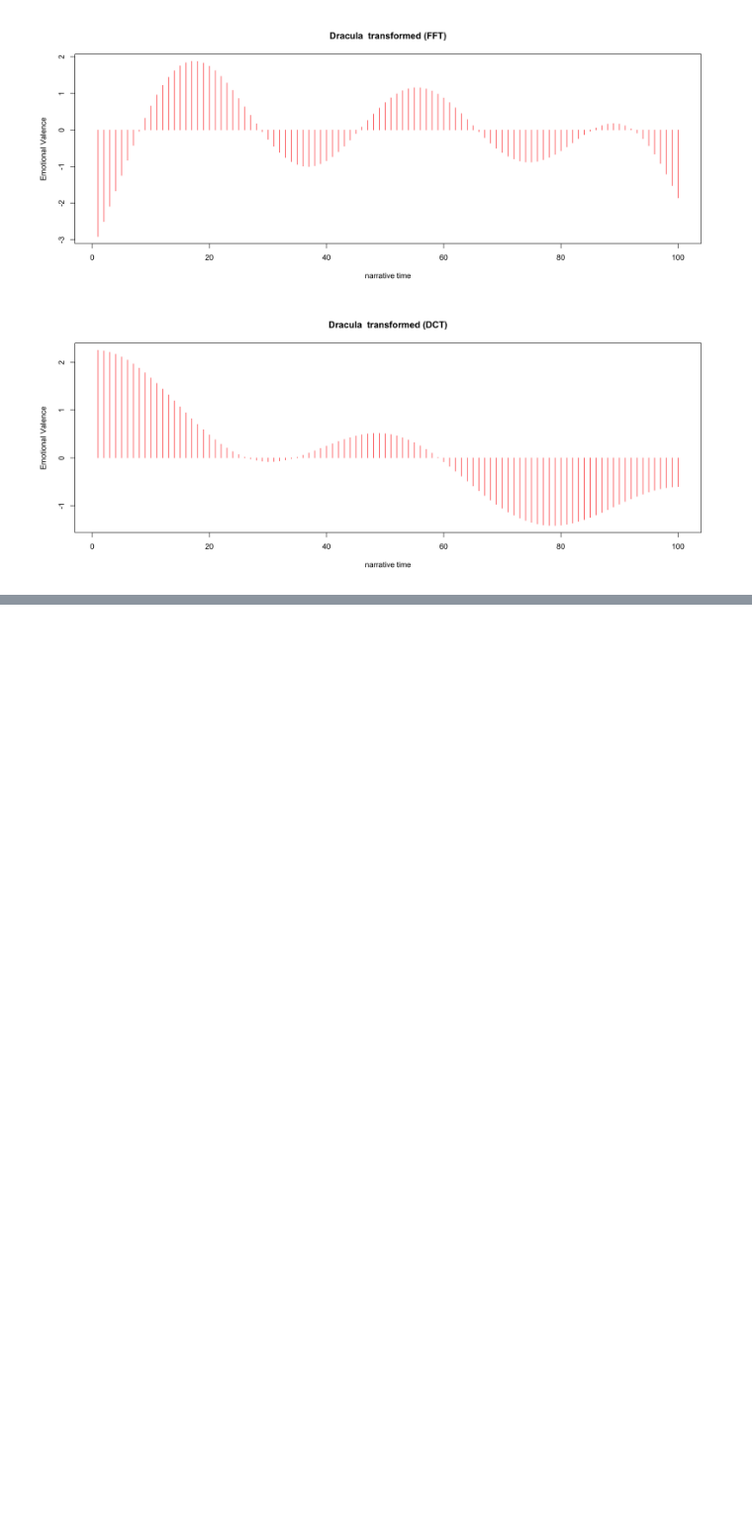
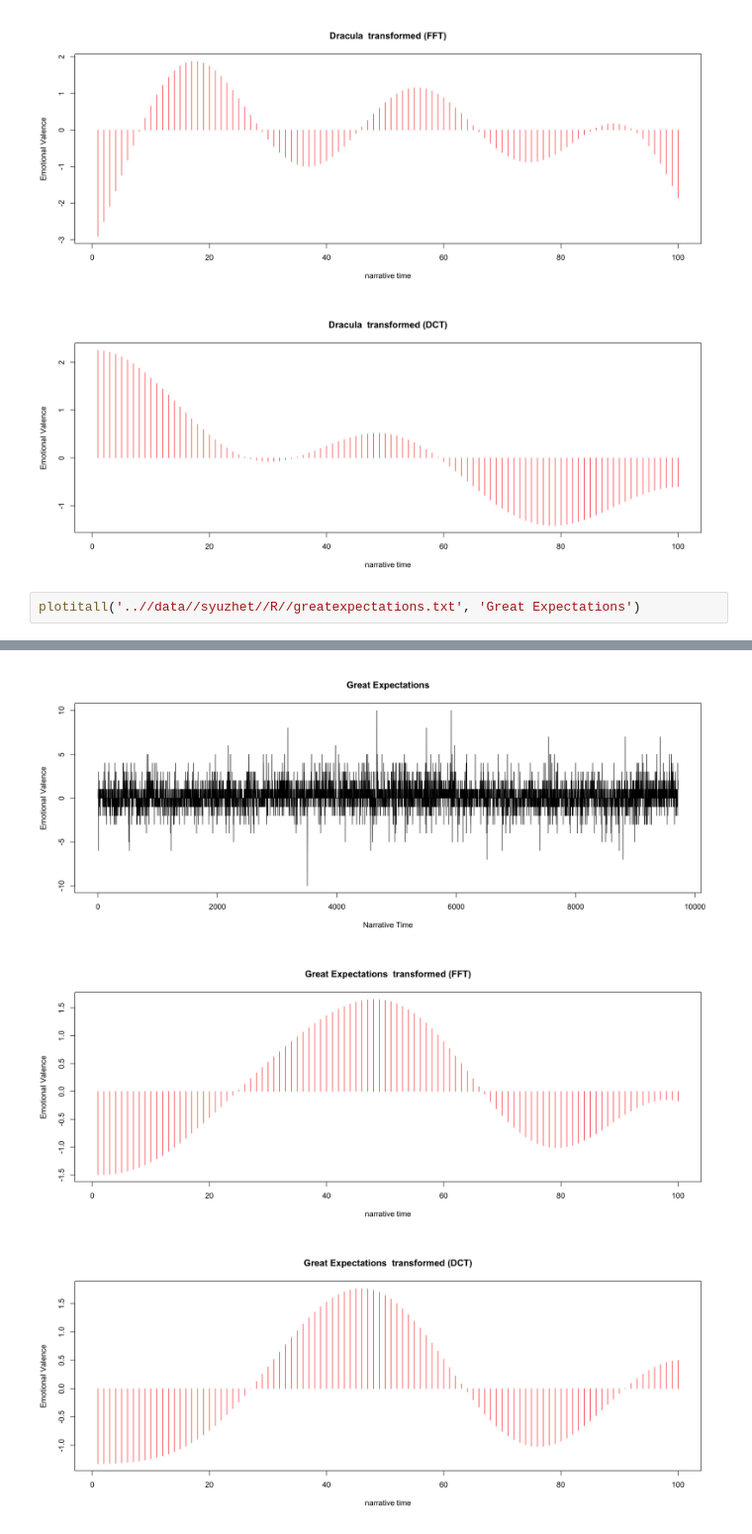
Before and after one commit to ontoligent/DS5001-2023-01-R, a Jupyter notebook: lessons/M11_Narrative/M11_03_Syuzhet_R.ipynb, the cells around one changed output, grey strips where cells are left out. Shown at 99% size. Cells and saved outputs as stored; diff of their text form; blank space fills up the shorter version.

```diff
--- a/lessons/M11_Narrative/M12_03_Syuzhet_R.ipynb
+++ b/lessons/M11_Narrative/M11_03_Syuzhet_R.ipynb
@@ -127,3 +127,6 @@ Warning message in get_transformed_values(book.sentiment_vector, low_pass_size =
 [figure]
 [figure]
 [figure]
+# %%
+plotitall('..//data//syuzhet//R//greatexpectations.txt', 'Great Expectations')
+# %% [output]
@@ -129,0 +137,3 @@ Warning message in get_transformed_values(book.sentiment_vector, low_pass_size =
+[figure, added]
+[figure, added]
+[figure, added]
```
Also changed, not shown: parts of 2 cells of this notebook, 5 other files.
